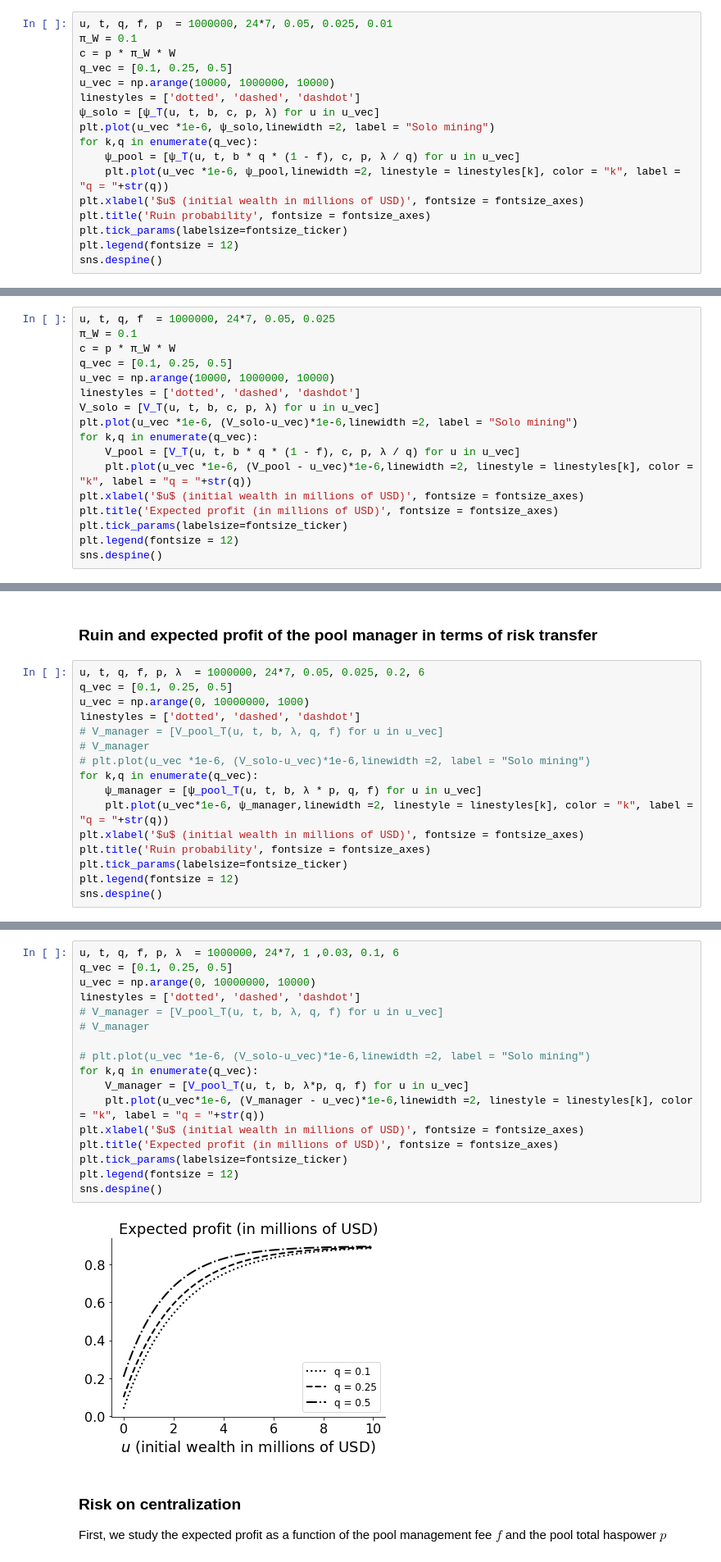
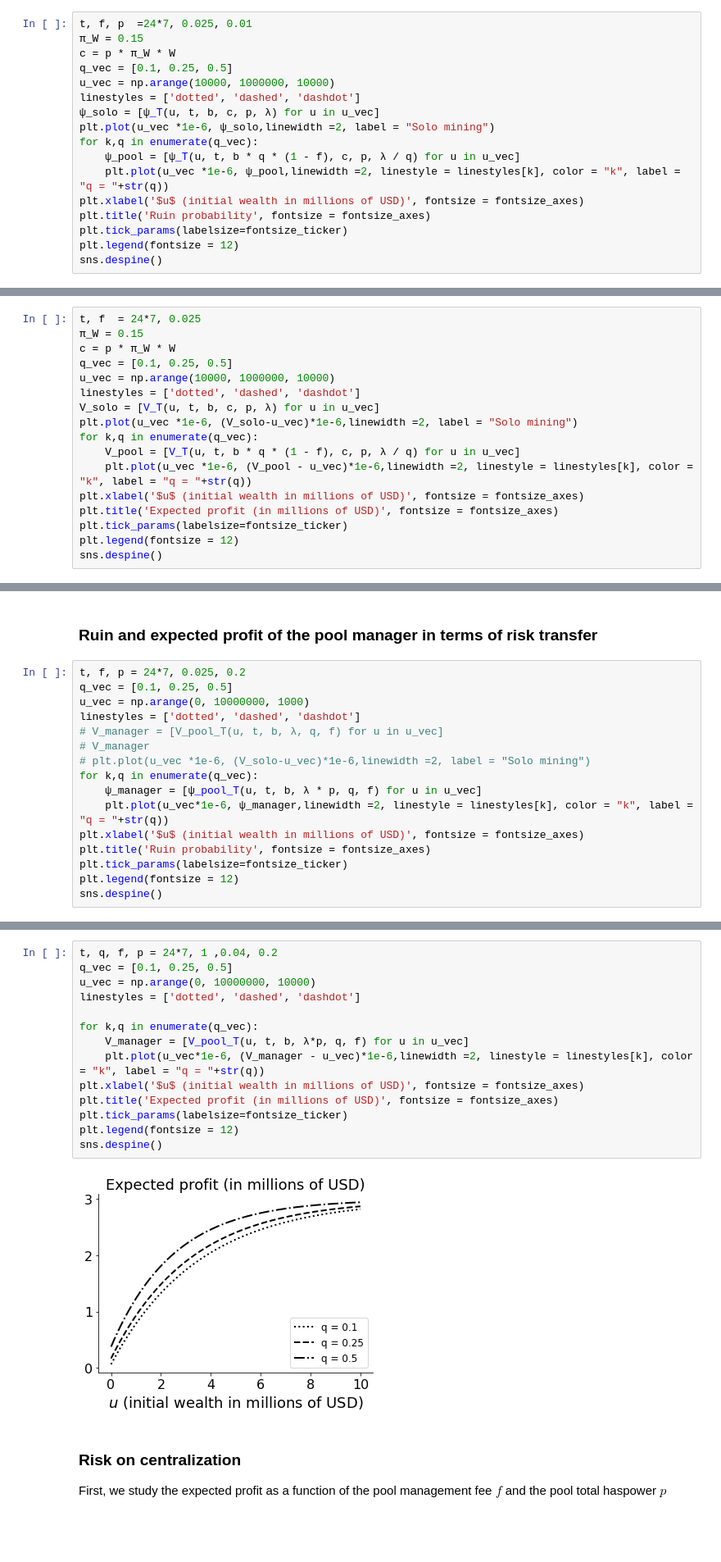
Before and after one commit to LaGauffre/BLOCKASTICS, a Jupyter notebook: Python/Lecture_3_mining_pool.ipynb, the cells around one changed output, grey strips where cells are left out. Shown at 82% size. Cells and saved outputs as stored; diff of their text form; blank space fills up the shorter version.

```diff
--- a/Python/Lecture_3_mining_pool.ipynb
+++ b/Python/Lecture_3_mining_pool.ipynb
@@ -194,8 +194,8 @@ $$
 
 The fees of the major mining pool amounts to $2\%\sim 2.5\%$
 # %%
-u, t, q, f, p  = 1000000, 24*7, 0.05, 0.025, 0.01
-π_W = 0.1
+t, f, p  =24*7, 0.025, 0.01
+π_W = 0.15
 c = p * π_W * W
 q_vec = [0.1, 0.25, 0.5]
 u_vec = np.arange(10000, 1000000, 10000)
@@ -215,6 +215,6 @@ sns.despine()
 # %%
-u, t, q, f  = 1000000, 24*7, 0.05, 0.025
-π_W = 0.1
+t, f  = 24*7, 0.025
+π_W = 0.15
 c = p * π_W * W
 q_vec = [0.1, 0.25, 0.5]
 u_vec = np.arange(10000, 1000000, 10000)
@@ -276,7 +276,7 @@ def ψ_pool_T(u, t, b, λ, q, f):
 # %% [markdown]
 ### Ruin and expected profit of the pool manager in terms of risk transfer
 # %%
-u, t, q, f, p, λ  = 1000000, 24*7, 0.05, 0.025, 0.2, 6
+t, f, p = 24*7, 0.025, 0.2
 q_vec = [0.1, 0.25, 0.5]
 u_vec = np.arange(0, 10000000, 1000)
 linestyles = ['dotted', 'dashed', 'dashdot']
@@ -296,22 +296,19 @@ sns.despine()
 # %%
-u, t, q, f, p, λ  = 1000000, 24*7, 1 ,0.03, 0.1, 6
+t, q, f, p = 24*7, 1 ,0.04, 0.2
 q_vec = [0.1, 0.25, 0.5]
 u_vec = np.arange(0, 10000000, 10000)
 linestyles = ['dotted', 'dashed', 'dashdot']
-# V_manager = [V_pool_T(u, t, b, λ, q, f) for u in u_vec]
-# V_manager
 
-# plt.plot(u_vec *1e-6, (V_solo-u_vec)*1e-6,linewidth =2, label = "Solo mining")
 for k,q in enumerate(q_vec):
     V_manager = [V_pool_T(u, t, b, λ*p, q, f) for u in u_vec]
     plt.plot(u_vec*1e-6, (V_manager - u_vec)*1e-6,linewidth =2, linestyle = linestyles[k], color = "k", label = "q = "+str(q))
 plt.xlabel('$u$ (initial wealth in millions of USD)', fontsize = fontsize_axes)
 plt.title('Expected profit (in millions of USD)', fontsize = fontsize_axes)
 plt.tick_params(labelsize=fontsize_ticker)
 plt.legend(fontsize = 12)
 sns.despine()
 # %% [output]
-[figure, old version]
+[figure, new version]
 # %% [markdown]
 ### Risk on centralization
 
```
Also changed, not shown: parts of 9 cells of this notebook, 16 other files.
